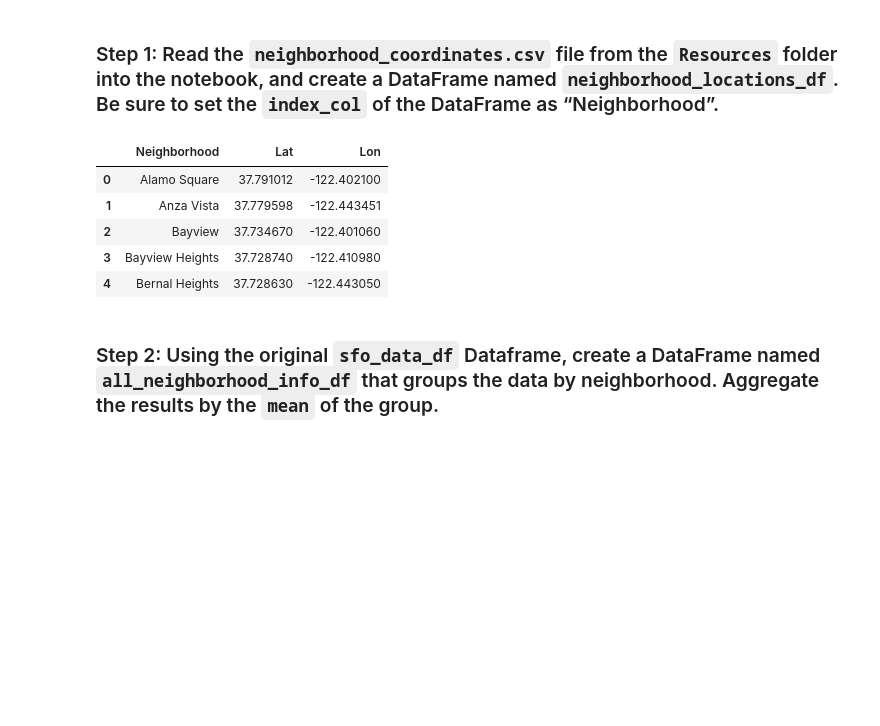
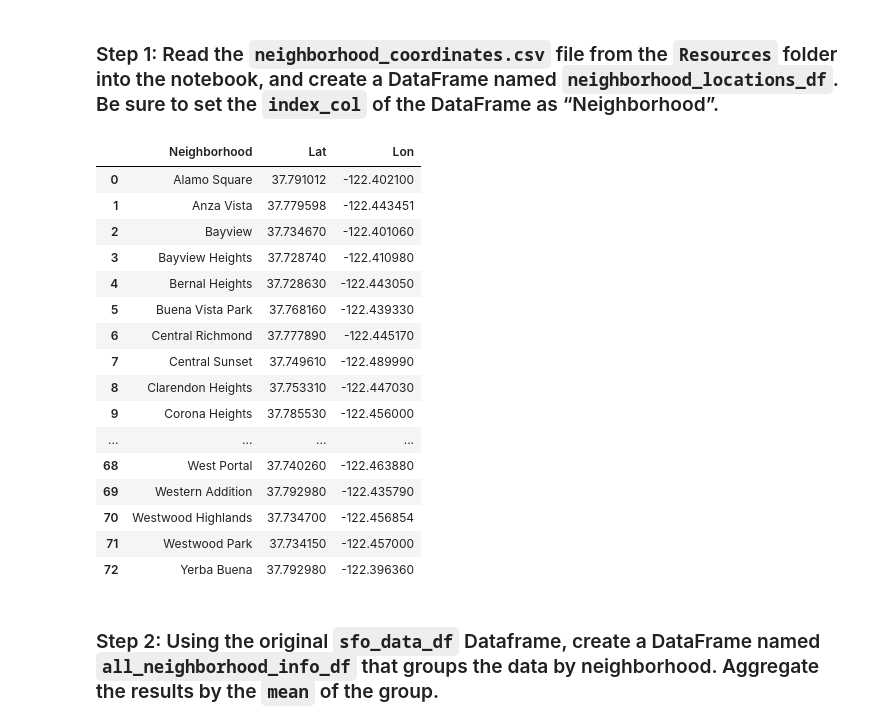
Before and after one commit to helobonetti/housing_rental_analysis_san_francisco_, a Jupyter notebook: san_francisco_housing.ipynb, the cells around one changed output. Cells and saved outputs as stored; diff of their text form; code cells hidden in the pictures; blank space fills up the shorter version.

```diff
--- a/san_francisco_housing.ipynb
+++ b/san_francisco_housing.ipynb
@@ -411,16 +411,27 @@ Note that your resulting plot should appear similar to the following image:
 # %%
 # Load neighborhoods coordinates data
 neighborhood_locations_df = pd.read_csv(Path("neighborhoods_coordinates.csv"))
 
 # Review the DataFrame
-neighborhood_locations_df.head()
+neighborhood_locations_df
 # %% [output]
 |  | Neighborhood | Lat | Lon |
 | 0 | Alamo Square | 37.791012 | -122.402100 |
 | 1 | Anza Vista | 37.779598 | -122.443451 |
 | 2 | Bayview | 37.734670 | -122.401060 |
 | 3 | Bayview Heights | 37.728740 | -122.410980 |
 | 4 | Bernal Heights | 37.728630 | -122.443050 |
+| 5 | Buena Vista Park | 37.768160 | -122.439330 |
+| 6 | Central Richmond | 37.777890 | -122.445170 |
+| 7 | Central Sunset | 37.749610 | -122.489990 |
+| 8 | Clarendon Heights | 37.753310 | -122.447030 |
+| 9 | Corona Heights | 37.785530 | -122.456000 |
+| ... | ... | ... | ... |
+| 68 | West Portal | 37.740260 | -122.463880 |
+| 69 | Western Addition | 37.792980 | -122.435790 |
+| 70 | Westwood Highlands | 37.734700 | -122.456854 |
+| 71 | Westwood Park | 37.734150 | -122.457000 |
+| 72 | Yerba Buena | 37.792980 | -122.396360 |
 # %% [markdown]
 ### Step 2: Using the original `sfo_data_df` Dataframe, create a DataFrame named `all_neighborhood_info_df` that groups the data by neighborhood. Aggregate the results by the `mean` of the group.
 # %%
```
